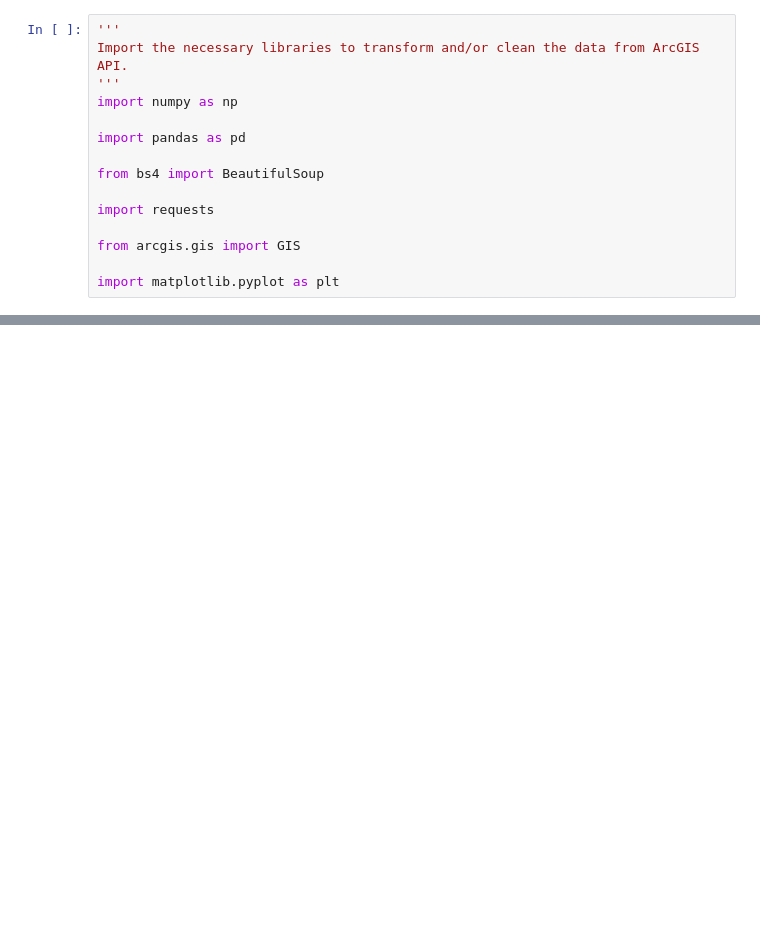
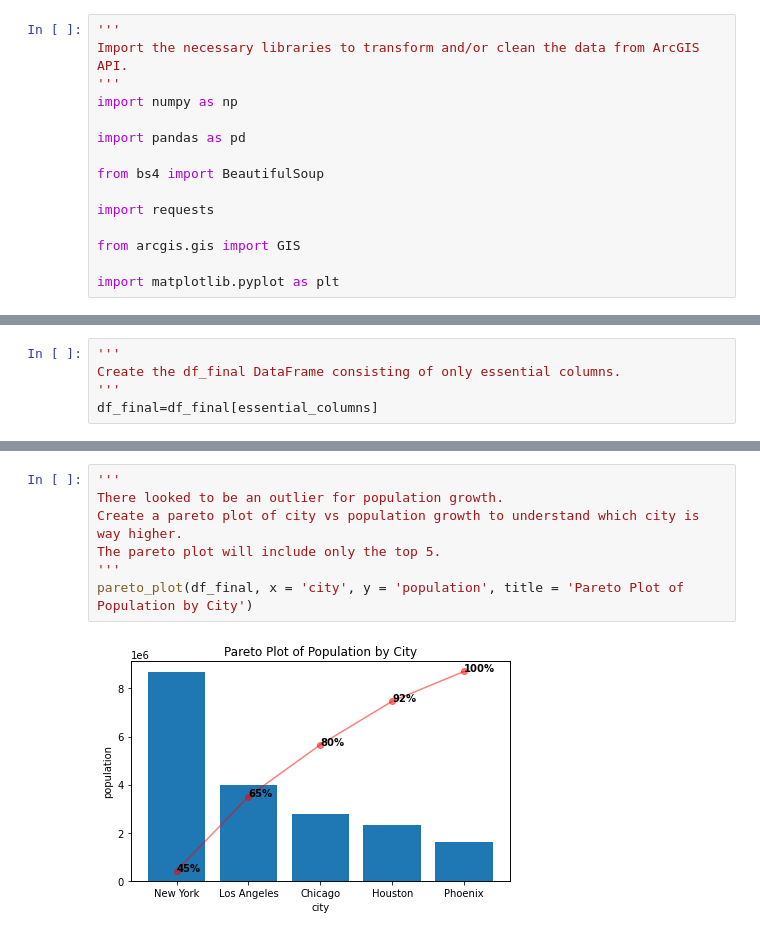
Before and after one commit to jkmeyer1010/DSC540Repository, a Jupyter notebook: Project/Milestone_4/DSC540_Project_Milestone4_JakeMeyer.ipynb, the cells around one changed output, grey strips where cells are left out. Drawn from its saved outputs; the diff is of its cells as text; blank space fills up the shorter version.

```diff
--- a/Project/Milestone_4/DSC540_Project_Milestone4_JakeMeyer.ipynb
+++ b/Project/Milestone_4/DSC540_Project_Milestone4_JakeMeyer.ipynb
@@ -98,0 +311,5 @@ ModuleNotFoundError: No module named 'arcgishub'
+# %%
+'''
+Create the df_final DataFrame consisting of only essential columns.
+'''
+df_final=df_final[essential_columns]
@@ -98,0 +480,9 @@ ModuleNotFoundError: No module named 'arcgishub'
+# %%
+'''
+There looked to be an outlier for population growth.
+Create a pareto plot of city vs population growth to understand which city is way higher.
+The pareto plot will include only the top 5.
+'''
+pareto_plot(df_final, x = 'city', y = 'population', title = 'Pareto Plot of Population by City')
+# %% [output]
+[figure, added]
```
Also changed, not shown: parts of 56 cells of this notebook, 3 other files.
